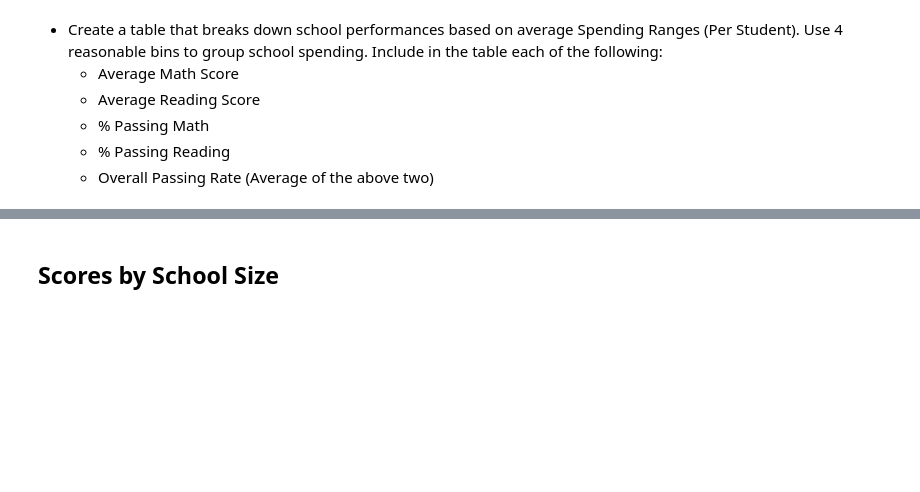
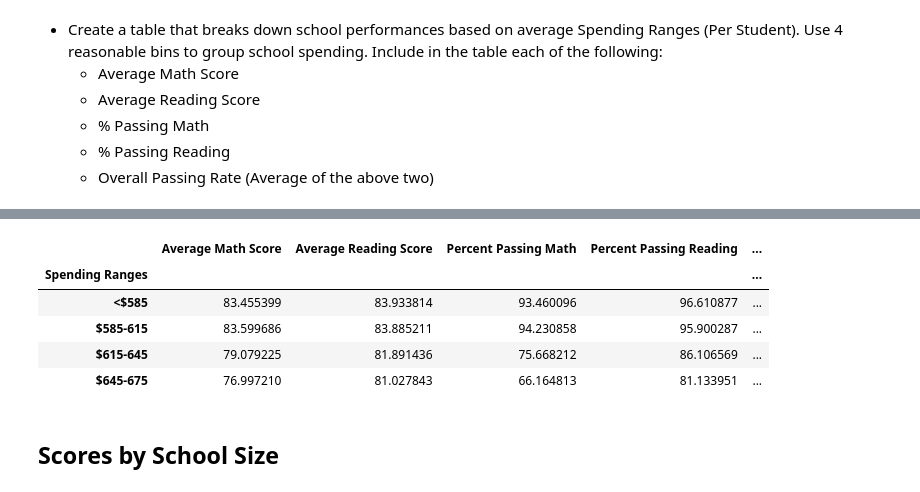
Before and after one commit to elliotpark1995/Pandas-Challenge, a Jupyter notebook: PyCitySchools_starter.ipynb, the cells around one changed output, grey strips where cells are left out. Cells and saved outputs as stored; diff of their text form; code cells hidden in the pictures; blank space fills up the shorter version.

```diff
--- a/PyCitySchools_starter.ipynb
+++ b/PyCitySchools_starter.ipynb
@@ -250,3 +242,15 @@ group_names = ["<$585", "$585-615", "$615-645", "$645-675"]
+# %%
+all_schools["Spending Ranges"]= pd.cut(all_schools["Per Student Budget"],spending_bins,labels=group_names)
+spending_ranges=all_schools.loc[:,["Spending Ranges","Average Math Score","Average Reading Score","Percent Passing Math",
+                                   "Percent Passing Reading","Overall Passing Rate"]].groupby("Spending Ranges")
+spending_ranges.mean()
+# %% [output]
+|  | Average Math Score | Average Reading Score | Percent Passing Math | Percent Passing Reading | ... |
+| Spending Ranges |  |  |  |  | ... |
+| <$585 | 83.455399 | 83.933814 | 93.460096 | 96.610877 | ... |
+| $585-615 | 83.599686 | 83.885211 | 94.230858 | 95.900287 | ... |
+| $615-645 | 79.079225 | 81.891436 | 75.668212 | 86.106569 | ... |
+| $645-675 | 76.997210 | 81.027843 | 66.164813 | 81.133951 | ... |
 # %% [markdown]
 ## Scores by School Size
 # %% [markdown]
```
Also changed, not shown: parts of 5 cells of this notebook.
